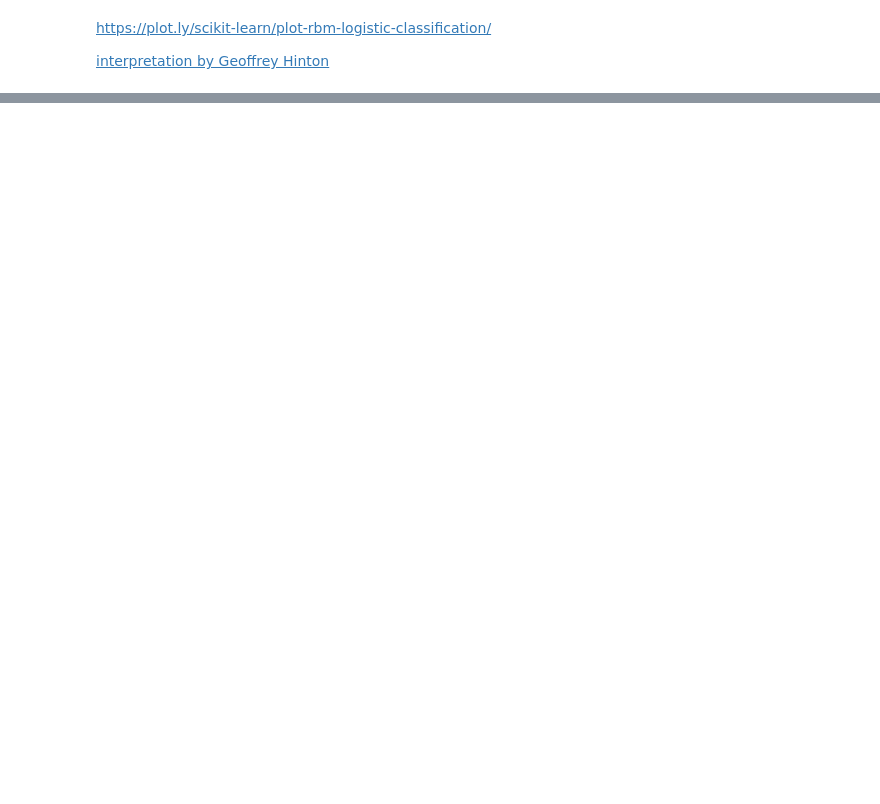
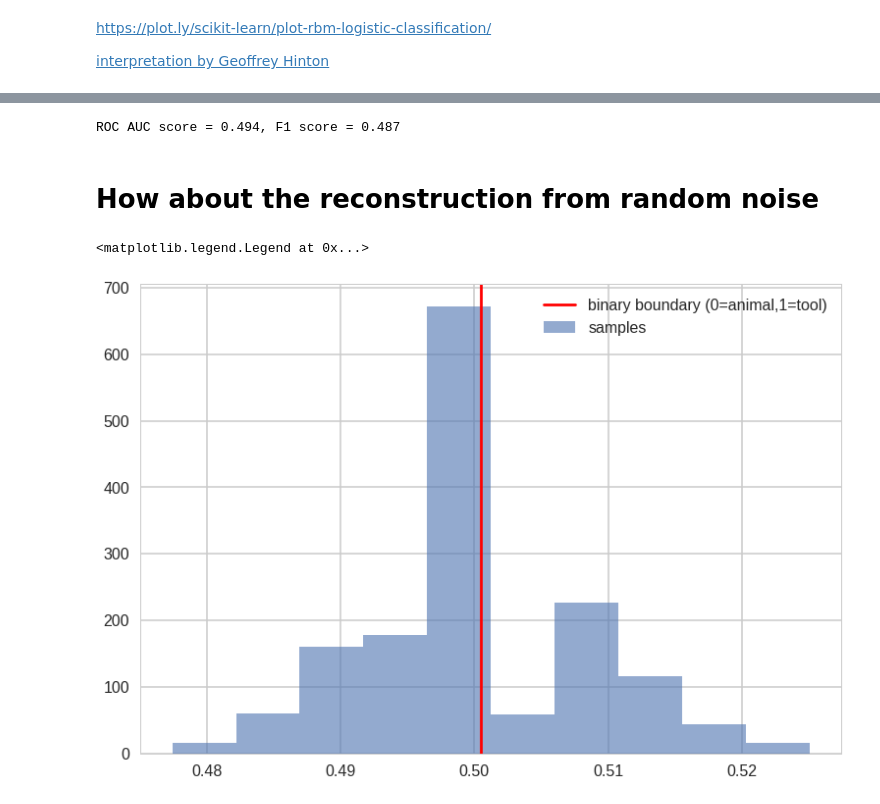
Before and after one commit to nmningmei/Deep_learning_fMRI_EEG, a Jupyter notebook: 4_1_Autoencoder_in_fMRI.ipynb, the cells around one changed output, grey strips where cells are left out. Drawn from its saved outputs; the diff is of its cells as text; code cells hidden in the pictures; blank space fills up the shorter version.

```diff
--- a/4_1_Autoencoder_in_fMRI.ipynb
+++ b/4_1_Autoencoder_in_fMRI.ipynb
@@ -673,0 +715,21 @@ https://plot.ly/scikit-learn/plot-rbm-logistic-classification/
+# %%
+prds = pipeline.predict_proba(sampled_data)[:,-1]
+score1 = roc_auc_score(sampled_labels,prds)
+threshold_ = Find_Optimal_Cutoff(sampled_labels,prds)
+score2 = f1_score(sampled_labels,prds>threshold_)
+print('ROC AUC score = {:.3f}, F1 score = {:.3f}'.format(score1,score2))
+# %% [output]
+ROC AUC score = 0.494, F1 score = 0.487
+# %% [markdown]
+# How about the reconstruction from random noise
+# %%
+noises = np.random.uniform(size=dataset.samples.shape)
+sampled_noises = weights.gibbs(noises)
+prds_ = pipeline.predict_proba(sampled_noises)[:,-1]
+fig,ax = plt.subplots()
+ax.hist(prds_,alpha = 0.6,label = 'samples')
+ax.axvline(prds_.mean(),color = 'red',label='binary boundary (0=animal,1=tool)')
+ax.legend()
+# %% [output]
+<matplotlib.legend.Legend at 0x...>
+[figure, added]
```
Also changed, not shown: parts of 11 cells of this notebook.
